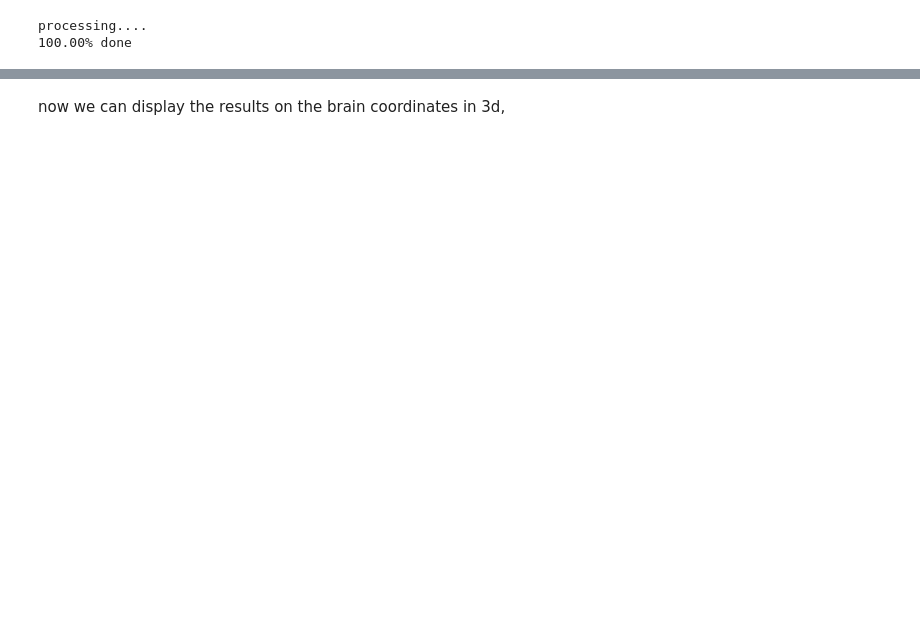
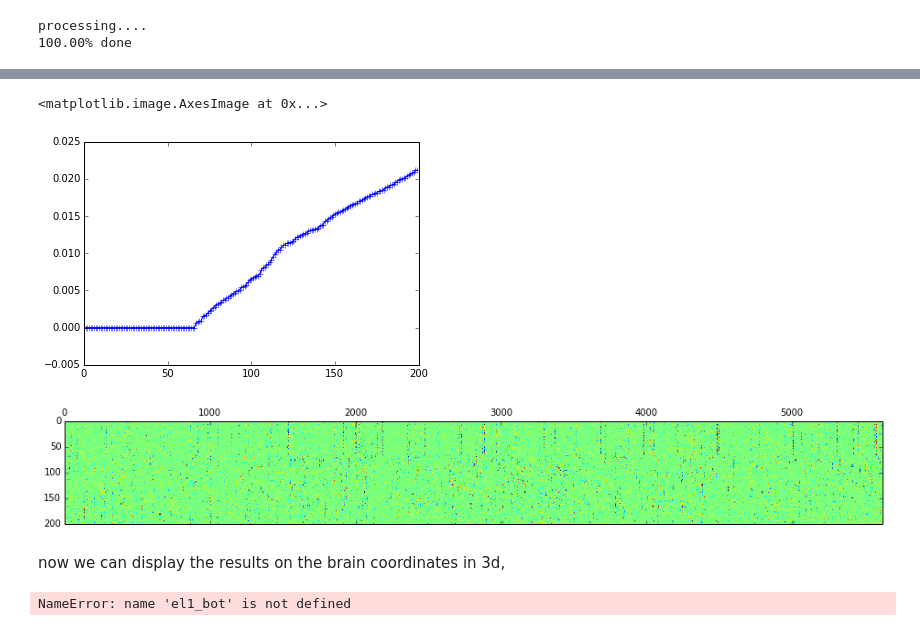
Before and after one commit to bpinsard/notebooks, a Jupyter notebook: brain_topology/brain_topo_doc.ipynb, the cells around one changed output, grey strips where cells are left out. Cells and saved outputs as stored; diff of their text form; code cells hidden in the pictures; blank space fills up the shorter version.

```diff
--- a/brain_topology/brain_topo_doc.ipynb
+++ b/brain_topology/brain_topo_doc.ipynb
@@ -135,4 +170,17 @@ plot(el1_bot[1])
+# %%
+el1n_bot=scipy.sparse.linalg.eigsh(l1n.astype(np.float),k=200,which='SM')
+# %%
+plot(el1n_bot[0],'-+')
+matshow(el1n_bot[1].T,aspect='auto',vmin=-.1,vmax=.1)
+# %% [output]
+<matplotlib.image.AxesImage at 0x...>
+[figure, added]
+[figure, added]
 # %% [markdown]
 now we can display the results on the brain coordinates in 3d,
+# %%
+ev1=topology.plot_eig(cens[19:],filt,1,topology.nan_thresh(el1_bot[0][:,0],1e-3))
+# %% [output]
+NameError: name 'el1_bot' is not defined
 # %%
 mlab.points3d(cens[:,0],cens[:,1],cens[:,2],scale_factor=2)
```
Also changed, not shown: parts of 23 cells of this notebook.
